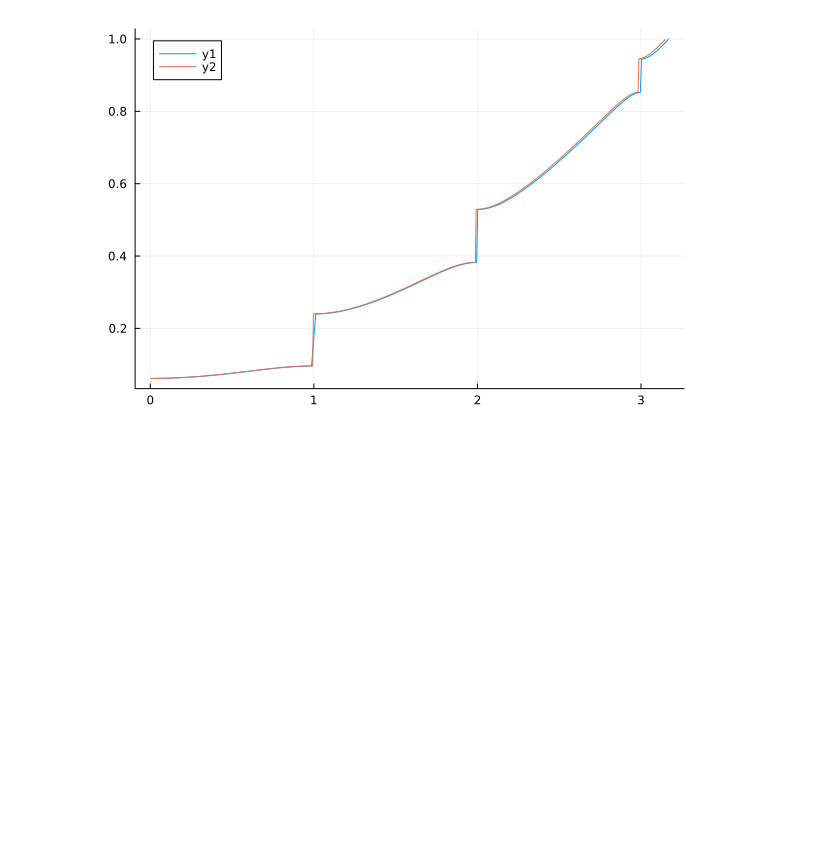
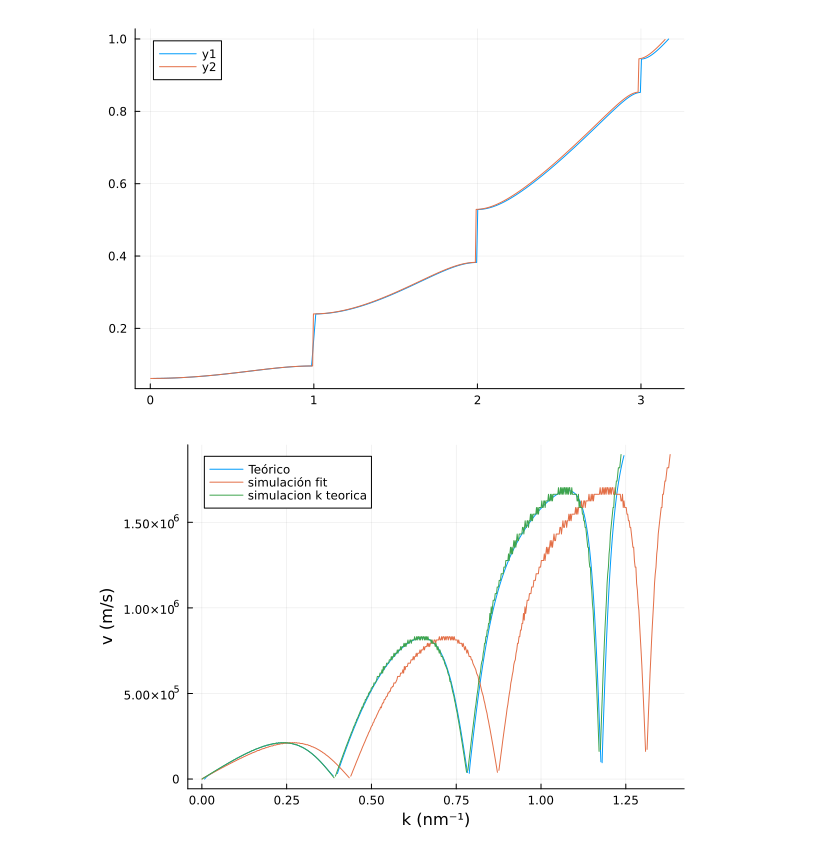
Before and after one commit to teresa-p-l/GNOMOS, a Jupyter notebook: JRcodes73/Bandas_anal/Bandas_analiticas.ipynb, the cells around one changed output. Drawn from its saved outputs; the diff is of its cells as text; code cells hidden in the pictures; blank space fills up the shorter version.

Commit message:
añadidas cositas de la velocidad

```diff
--- a/JRcodes73/Bandas_anal/Bandas_analiticas.ipynb
+++ b/JRcodes73/Bandas_anal/Bandas_analiticas.ipynb
@@ -63,4 +63,24 @@ end
 function es_entero(x)
     return x % 1 == 0
 end
+
+function compute_v(E, k)
+    v = zeros(length(E))
+    eV_to_J = 1.602176634e-19
+    nm_inv_to_m_inv = 1e9
+    for i in 2:length(E)
+        Δk = (k[i] - k[i-1]) * nm_inv_to_m_inv
+        ΔE = (E[i] - E[i-1]) * eV_to_J
+        v[i] = ΔE / Δk / ustrip(ħ)
+        if v[i] > 1e7
+            v[i] = NaN
+        end
+    end
+    return v
+end
+
+function n_to_k_fit(n, N, a; normalizado = true)
+    k = @. 2 / N * (0.559 * n - 0.5674) * (π / a)^!normalizado
+    return k
+end
 # %% [output]
@@ -72,7 +100,7 @@ Energy = 0:0.00005:1.0
 Barrier_Potential = 0.4
 Barrier_width = 2.0
 Well_width = 6.0
-banda, k_bandas, E_bandas = Kronig_Penney(Energy,Well_width,Barrier_width,Barrier_Potential, normalizado = true, compacto = false)
+banda, k_bandas, E_bandas = Kronig_Penney(Energy,Well_width,Barrier_width,Barrier_Potential, normalizado = false, compacto = false)
 # %% [output]
 ([NaN, 9.256709426403024, 9.246689029738468, 9.236675123793503, 9.226667705592828, 9.216666772162187, 9.206672320528389, 9.196684347719273, 9.186702850763737, 9.17672782669173  …  -0.8633965239993094, ...
 # %% [markdown]
@@ -154,3 +182,18 @@ plot!(p2, ocurrencia_to_k, prueba[:,2])
 display(p2)
 # %% [output]
 [figure]
+# %%
+v_g = compute_v(E_bandas,k_bandas)
+velocidad = plot(k_bandas,v_g, xlabel = "k (nm⁻¹)", ylabel = "v (m/s)", label = "Teórico")
+
+ocurrencias = prueba.Occurrence
+E_sim = prueba[:,2]
+a = Barrier_width + Well_width
+N = 200
+k_sim_fit = n_to_k_fit(ocurrencias, N, a, normalizado = false)
+k_sim = (prueba.Occurrence .- 0.5) ./ 200 .* π ./ a
+v_sim = compute_v(E_sim, k_sim)
+plot!(velocidad, k_sim_fit, v_sim, label = "simulación fit")
+plot!(velocidad, k_sim, v_sim, label = "simulacion k teorica")
+# %% [output]
+[figure, added]
```
Also changed, not shown: parts of 2 cells of this notebook.
